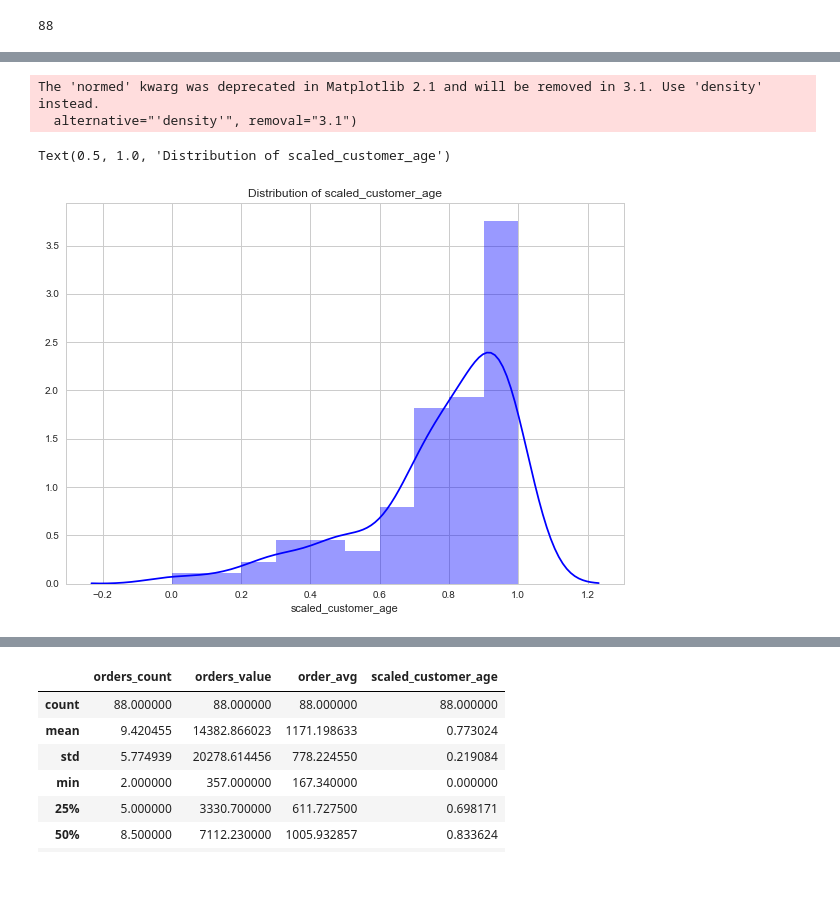
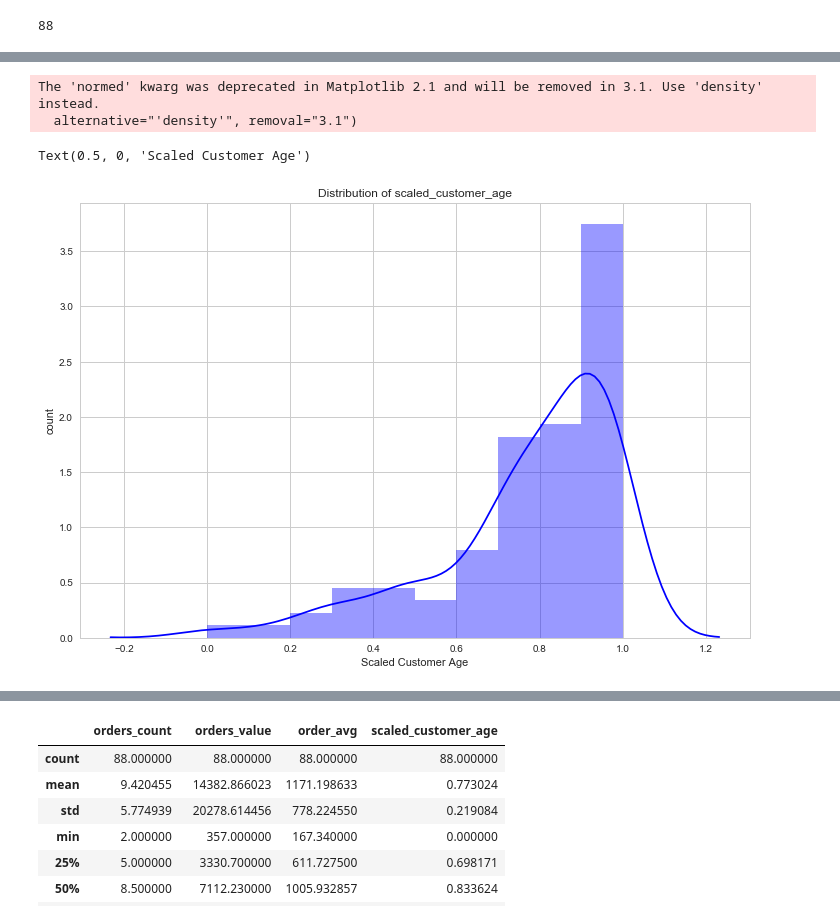
Before and after one commit to giorosati/dsc-2-final-project-online-ds-pt-100118, a Jupyter notebook: northwind_v3.ipynb, the cells around one changed output, grey strips where cells are left out. Cells and saved outputs as stored; diff of their text form; code cells hidden in the pictures; blank space fills up the shorter version.

```diff
--- a/northwind_v3.ipynb
+++ b/northwind_v3.ipynb
@@ -1058,14 +1044,16 @@ customers_temp.head()
 | 4 | BERGS | Berglunds snabbköp | Christina Berglund | Order Administrator | Berguvsvägen 8 | Luleå | Northern Europe | S-958 22 | Sweden | ... |
 # %%
 # look at the distribution of customer age
-plt.figure(figsize=(10,7))
+plt.figure(figsize=(12,8))
 
 sns.distplot(customers_temp['scaled_customer_age'], color="blue",)
 plt.title("Distribution of scaled_customer_age")
+plt.ylabel('count')
+plt.xlabel('Scaled Customer Age')
 # %% [output]
 The 'normed' kwarg was deprecated in Matplotlib 2.1 and will be removed in 3.1. Use 'density' instead.
   alternative="'density'", removal="3.1")
-Text(0.5, 1.0, 'Distribution of scaled_customer_age')
+Text(0.5, 0, 'Scaled Customer Age')
-[figure, old version]
+[figure, new version]
 # %%
 # plot customer age & average $ order
```
Also changed, not shown: parts of 56 cells of this notebook.
